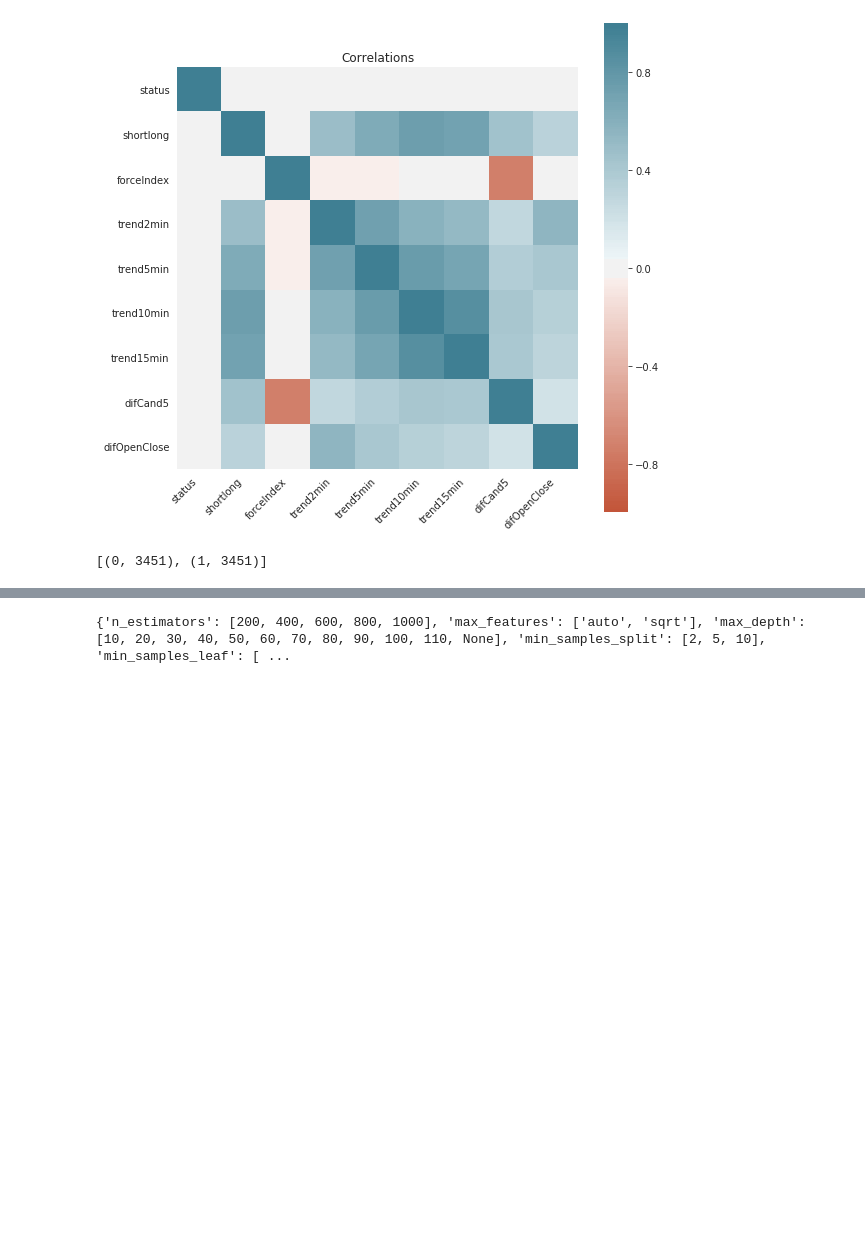
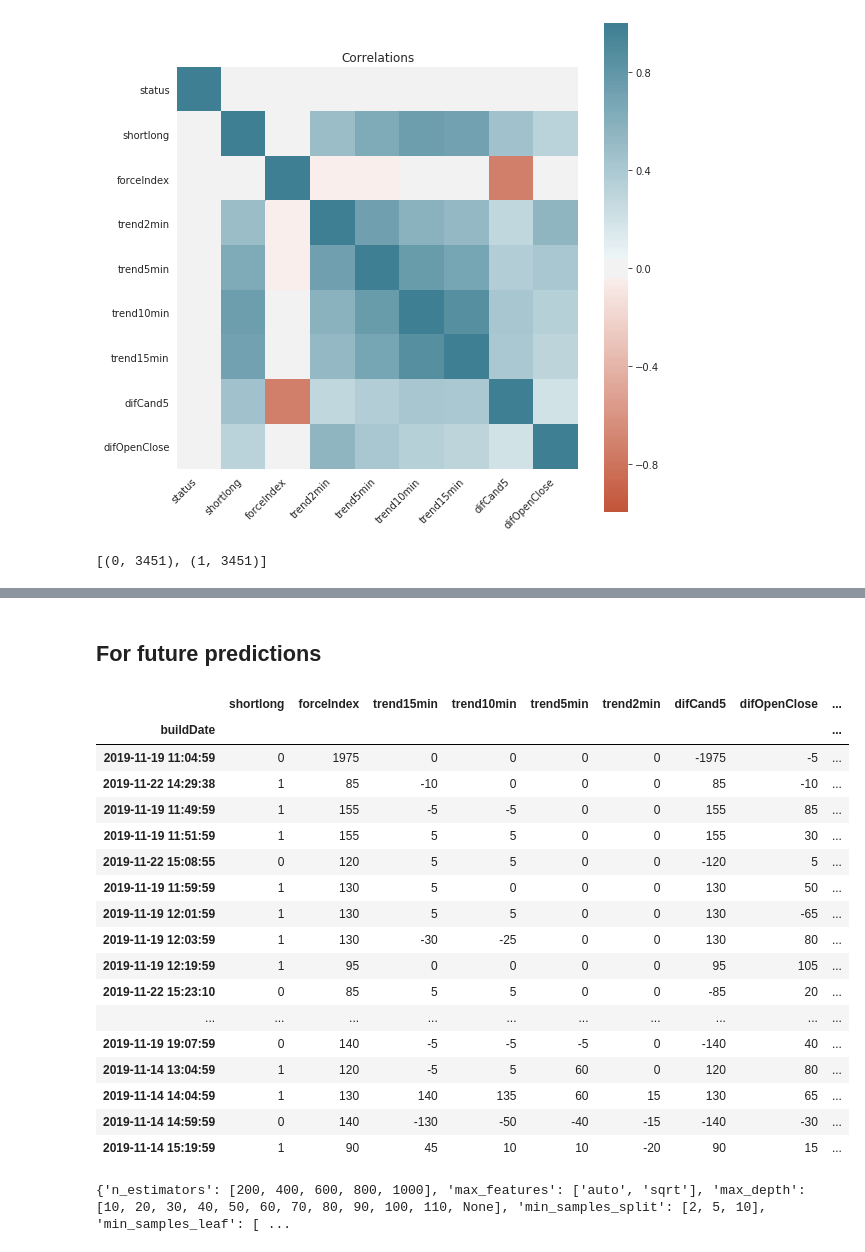
Before and after one commit to omkarudawant/Stock-movement-prediction, a Jupyter notebook: Stock Price Prediction.ipynb, the cells around one changed output, grey strips where cells are left out. Drawn from its saved outputs; the diff is of its cells as text; code cells hidden in the pictures; blank space fills up the shorter version.

```diff
--- a/Stock Price Prediction.ipynb
+++ b/Stock Price Prediction.ipynb
@@ -272,3 +272,53 @@ plt.show()
+# %% [markdown]
+## For future predictions
+# %%
+def preprocess_dataset(df):
+    df['buildDate'] = pd.to_datetime(df['buildDate'], unit='ms')
+    df.set_index('buildDate', inplace=True)
+
+    df.drop(['dojy', 'hammer', 'breakout', 'highGulf', 'lowGulf'], axis=1, inplace=True)
+
+    df['shortlong'].replace(to_replace='COMPRADO', value=1, inplace=True)
+    df['shortlong'].replace(to_replace='VENDIDO', value=0, inplace=True)
+
+    X = df.values
+    y = np.array([0]*len(X)+[1]*len(X))
+
+    ros = RandomOverSampler(random_state=0)
+    X_resampled = ros.fit_resample(X, y)
+    return X
+# %%
+test_data = pd.read_csv('ML_Input_Validation_result.csv', delimiter=';')
+pred_data = preprocess_dataset(df=test_data)
+
+prob = rf_model.predict_proba(pred_data)
+prob_0, prob_1 = prob[:,0]*100, prob[:,1]*100
+
+test_data['status'] = rf_model.predict(pred_data)
+test_data['Gain_prob%'] = prob_1
+test_data['Loss_prob%'] = prob_0
+
+test_data.to_csv('predictions.csv')
+test_data
+# %% [output]
+|  | shortlong | forceIndex | trend15min | trend10min | trend5min | trend2min | difCand5 | difOpenClose | ... |
+| buildDate |  |  |  |  |  |  |  |  | ... |
+| 2019-11-19 11:04:59 | 0 | 1975 | 0 | 0 | 0 | 0 | -1975 | -5 | ... |
+| 2019-11-22 14:29:38 | 1 | 85 | -10 | 0 | 0 | 0 | 85 | -10 | ... |
+| 2019-11-19 11:49:59 | 1 | 155 | -5 | -5 | 0 | 0 | 155 | 85 | ... |
+| 2019-11-19 11:51:59 | 1 | 155 | 5 | 5 | 0 | 0 | 155 | 30 | ... |
+| 2019-11-22 15:08:55 | 0 | 120 | 5 | 5 | 0 | 0 | -120 | 5 | ... |
+| 2019-11-19 11:59:59 | 1 | 130 | 5 | 0 | 0 | 0 | 130 | 50 | ... |
+| 2019-11-19 12:01:59 | 1 | 130 | 5 | 5 | 0 | 0 | 130 | -65 | ... |
+| 2019-11-19 12:03:59 | 1 | 130 | -30 | -25 | 0 | 0 | 130 | 80 | ... |
+| 2019-11-19 12:19:59 | 1 | 95 | 0 | 0 | 0 | 0 | 95 | 105 | ... |
+| 2019-11-22 15:23:10 | 0 | 85 | 5 | 5 | 0 | 0 | -85 | 20 | ... |
+| ... | ... | ... | ... | ... | ... | ... | ... | ... | ... |
+| 2019-11-19 19:07:59 | 0 | 140 | -5 | -5 | -5 | 0 | -140 | 40 | ... |
+| 2019-11-14 13:04:59 | 1 | 120 | -5 | 5 | 60 | 0 | 120 | 80 | ... |
+| 2019-11-14 14:04:59 | 1 | 130 | 140 | 135 | 60 | 15 | 130 | 65 | ... |
+| 2019-11-14 14:59:59 | 0 | 140 | -130 | -50 | -40 | -15 | -140 | -30 | ... |
+| 2019-11-14 15:19:59 | 1 | 90 | 45 | 10 | 10 | -20 | 90 | 15 | ... |
 # %%
 from sklearn.model_selection import RandomizedSearchCV
 # %%
```
Also changed, not shown: parts of 6 cells of this notebook.
